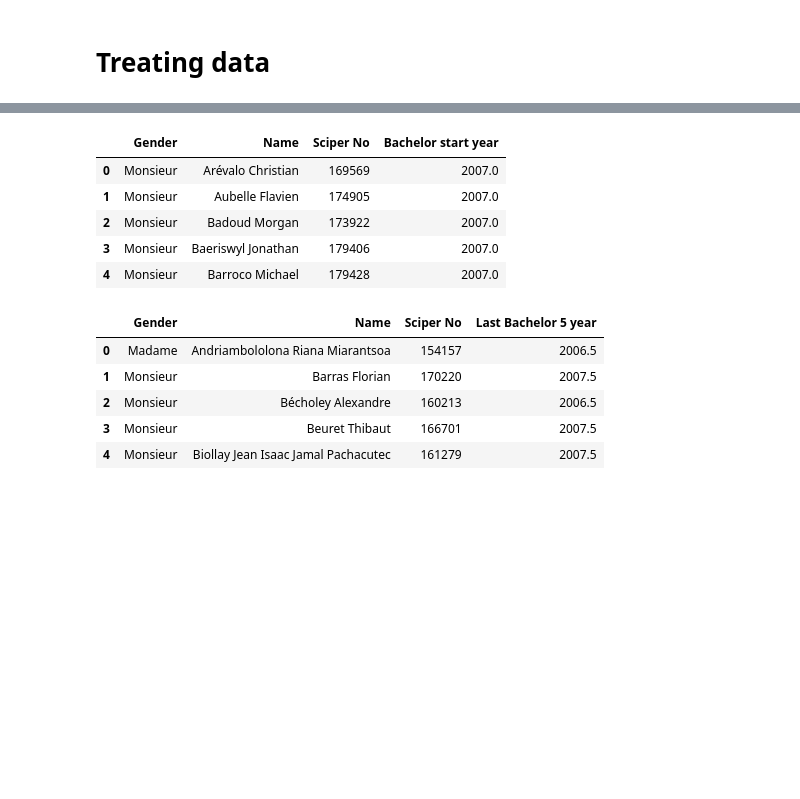
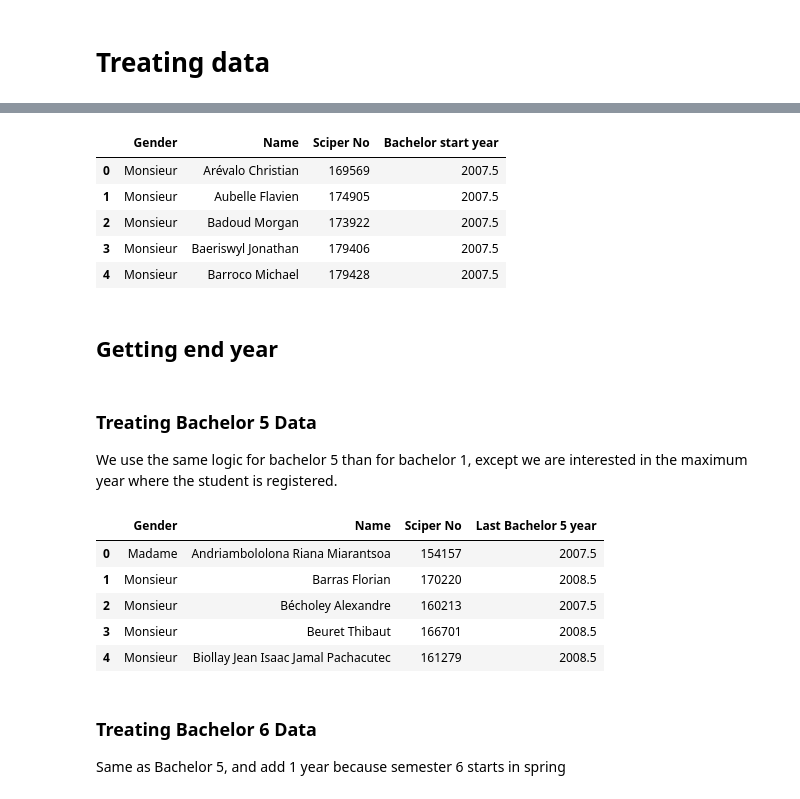
Before and after one commit to nathanquinteiro/ADA-Homework, a Jupyter notebook: 02 - Data from the Web/Data from the Web.ipynb, the cells around one changed output, grey strips where cells are left out. Drawn from its saved outputs; the diff is of its cells as text; code cells hidden in the pictures; blank space fills up the shorter version.

```diff
--- a/02 - Data from the Web/Data from the Web.ipynb
+++ b/02 - Data from the Web/Data from the Web.ipynb
@@ -177,0 +232,8 @@ Bachelor6_data = getAllData(2007, 2016, 'Bachelor semestre 6')
+# %%
+def setDate(data):
+    for column in data:
+        year = float(column.split("-")[0])
+        data[column]= data[column].replace("Présent", year, regex=True)
+        data[column]= data[column].replace("Congé", year, regex=True)
+        data[column]= data[column].replace("Attente", year, regex=True)
+    return data
@@ -178,43 +248,51 @@ Bachelor6_data = getAllData(2007, 2016, 'Bachelor semestre 6')
 # %%
+#Take only years column
 dataBegin = Bachelor1_data.copy()
-dataBegin = dataBegin.drop(cp.columns[[0,1,2]], axis=1)
-for column in cp.columns[0:]:
-    year = int(column.split("-")[0])
-    dataBegin[column]= dataBegin[column].replace("Présent", year, regex=True)
-    dataBegin[column]= dataBegin[column].replace("Congé", year, regex=True)
-    dataBegin[column]= dataBegin[column].replace("Attente", year, regex=True)
+dataBegin = dataBegin.drop(dataBegin.columns[[0,1,2]], axis=1)
 
-dataBegin = dataBegin.min(axis=1)
+#Replace Presence/absence with the year and get the minimum, add 0.5 year because semester 1 starts in spring
+yearBegin = setDate(dataBegin).min(axis=1)
+yearBegin = yearBegin + pd.Series(len(yearBegin)*[0.5])
 
-bch1_final = pd.merge(Bachelor1_data.drop(Bachelor1_data.columns[3:], axis=1), dataBegin.to_frame(),left_index=True, right_index=True)
+#Merge the minimum with the Gender/Name/Sciper columns
+bch1_final = pd.merge(Bachelor1_data.drop(Bachelor1_data.columns[3:], axis=1), yearBegin.to_frame(),left_index=True, right_index=True)
 bch1_final.columns = [['Gender', 'Name', 'Sciper No', 'Bachelor start year']]
 bch1_final.head()
 # %% [output]
 |  | Gender | Name | Sciper No | Bachelor start year |
-| 0 | Monsieur | Arévalo Christian | 169569 | 2007.0 |
-| 1 | Monsieur | Aubelle Flavien | 174905 | 2007.0 |
-| 2 | Monsieur | Badoud Morgan | 173922 | 2007.0 |
-| 3 | Monsieur | Baeriswyl Jonathan | 179406 | 2007.0 |
-| 4 | Monsieur | Barroco Michael | 179428 | 2007.0 |
+| 0 | Monsieur | Arévalo Christian | 169569 | 2007.5 |
+| 1 | Monsieur | Aubelle Flavien | 174905 | 2007.5 |
+| 2 | Monsieur | Badoud Morgan | 173922 | 2007.5 |
+| 3 | Monsieur | Baeriswyl Jonathan | 179406 | 2007.5 |
+| 4 | Monsieur | Barroco Michael | 179428 | 2007.5 |
+# %% [markdown]
+## Getting end year
+# %% [markdown]
+### Treating Bachelor 5 Data
+
+We use the same logic for bachelor 5 than for bachelor 1, except we are interested in the maximum year where the student is registered.
 # %%
-cp = Bachelor5_data.copy()
-cp = cp.drop(cp.columns[[0,1,2]], axis=1)
-for column in cp.columns[0:]:
-    year = float(column.split("-")[0])-0.5
-    cp[column]= cp[column].replace("Présent", year, regex=True)
-    cp[column]= cp[column].replace("Congé", year, regex=True)
-    cp[column]= cp[column].replace("Attente", year, regex=True)
+#Take only years column
+bach5 = Bachelor5_data.copy()
+bach5 = bach5.drop(bach5.columns[[0,1,2]], axis=1)
 
-cp = cp.max(axis=1)
+#Replace Presence/absence with the year and get the minimum, add 0.5 year because semester 5 starts in spring
+bach5Year = setDate(bach5).max(axis = 1)
+bach5Year = bach5Year + pd.Series(len(bach5Year)*[0.5])
 
-bch5_final = pd.concat((Bachelor5_data.drop(Bachelor5_data.columns[3:], axis=1), cp.to_frame()), axis=1)
+#Merge the minimum with the Gender/Name/Sciper columns
+bch5_final = pd.concat((Bachelor5_data.drop(Bachelor5_data.columns[3:], axis=1), bach5Year.to_frame()), axis=1)
 bch5_final.columns = [['Gender', 'Name', 'Sciper No', 'Last Bachelor 5 year']]
 bch5_final.head()
 # %% [output]
 |  | Gender | Name | Sciper No | Last Bachelor 5 year |
-| 0 | Madame | Andriambololona Riana Miarantsoa | 154157 | 2006.5 |
-| 1 | Monsieur | Barras Florian | 170220 | 2007.5 |
-| 2 | Monsieur | Bécholey Alexandre | 160213 | 2006.5 |
-| 3 | Monsieur | Beuret Thibaut | 166701 | 2007.5 |
-| 4 | Monsieur | Biollay Jean Isaac Jamal Pachacutec | 161279 | 2007.5 |
+| 0 | Madame | Andriambololona Riana Miarantsoa | 154157 | 2007.5 |
+| 1 | Monsieur | Barras Florian | 170220 | 2008.5 |
+| 2 | Monsieur | Bécholey Alexandre | 160213 | 2007.5 |
+| 3 | Monsieur | Beuret Thibaut | 166701 | 2008.5 |
+| 4 | Monsieur | Biollay Jean Isaac Jamal Pachacutec | 161279 | 2008.5 |
+# %% [markdown]
+### Treating Bachelor 6 Data
+
+Same as Bachelor 5, and add 1 year because semester 6 starts in spring
 # %%
```
Also changed, not shown: parts of 32 cells of this notebook.
